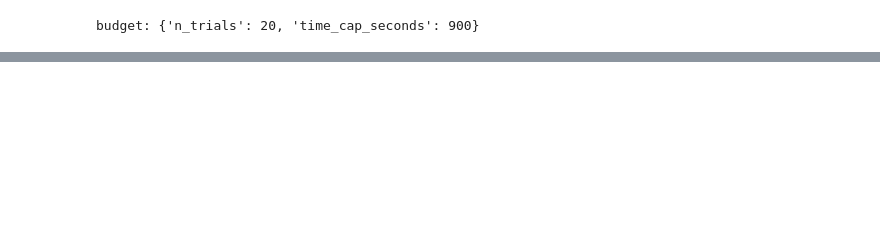
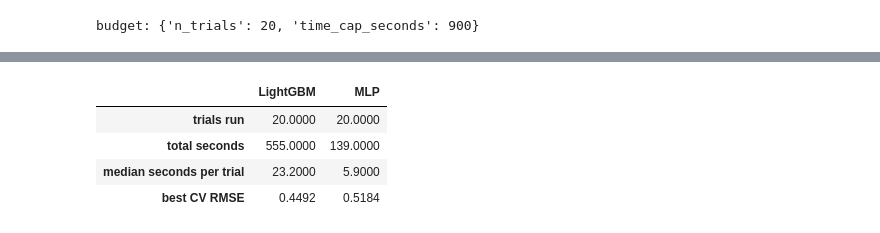
Before and after one commit to minhbtnguyen/ensemble-distillation, a Jupyter notebook: notebooks/lightgbm_vs_mlp.ipynb, the cells around one changed output, grey strips where cells are left out. Cells and saved outputs as stored; diff of their text form; code cells hidden in the pictures; blank space fills up the shorter version.

```diff
--- a/notebooks/lightgbm_vs_mlp.ipynb
+++ b/notebooks/lightgbm_vs_mlp.ipynb
@@ -213,0 +37,22 @@ tiny_mlp.round(4)
+# %%
+trials = {
+    "LightGBM": pd.read_csv(RESULTS_DIR / "trials_lgbm.csv"),
+    "MLP": pd.read_csv(RESULTS_DIR / "trials_mlp.csv"),
+}
+pd.DataFrame(
+    {
+        name: {
+            "trials run": len(d),
+            "total seconds": round(d["cumulative_seconds"].iloc[-1]),
+            "median seconds per trial": round(d["trial_seconds"].median(), 1),
+            "best CV RMSE": round(d["cv_rmse_mean"].min(), 4),
+        }
+        for name, d in trials.items()
+    }
+)
+# %% [output]
+|  | LightGBM | MLP |
+| trials run | 20.0000 | 20.0000 |
+| total seconds | 555.0000 | 139.0000 |
+| median seconds per trial | 23.2000 | 5.9000 |
+| best CV RMSE | 0.4492 | 0.5184 |
```
Also changed, not shown: parts of 21 cells of this notebook, 4 other files.
